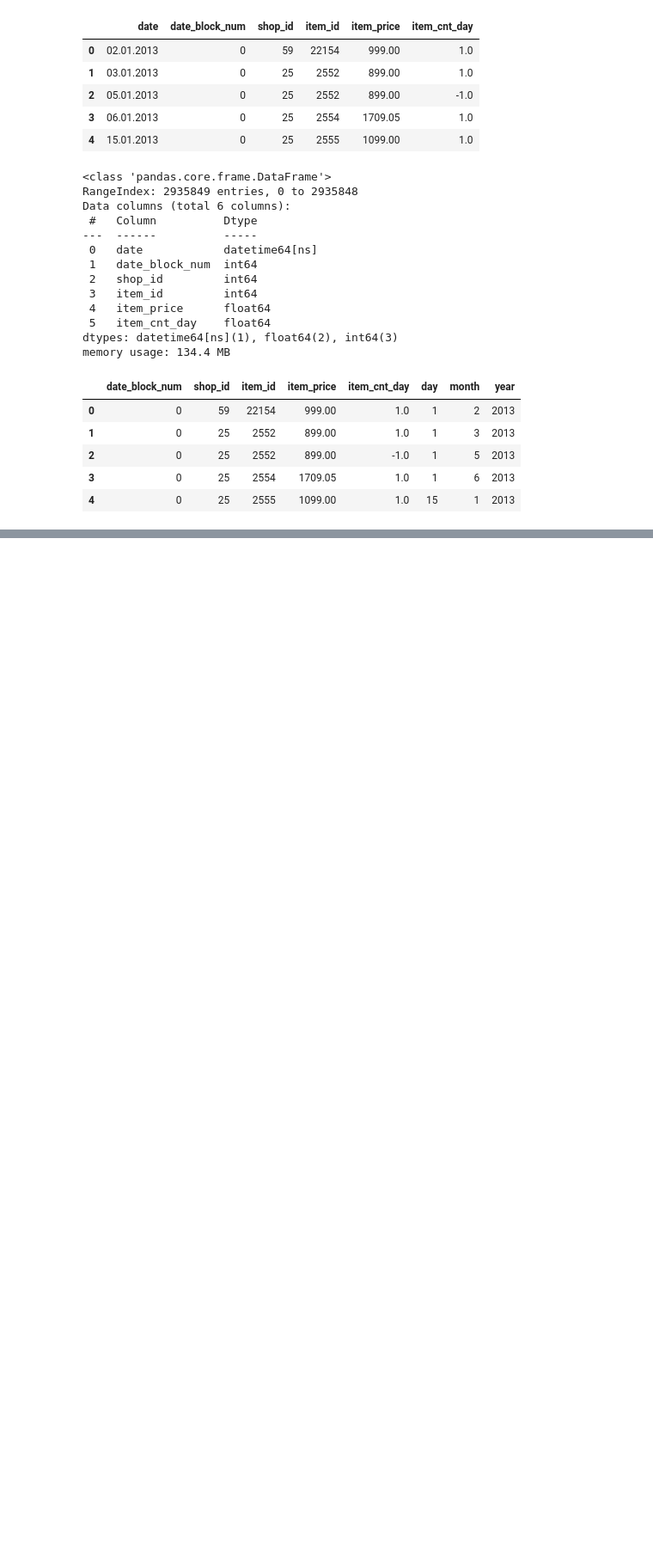
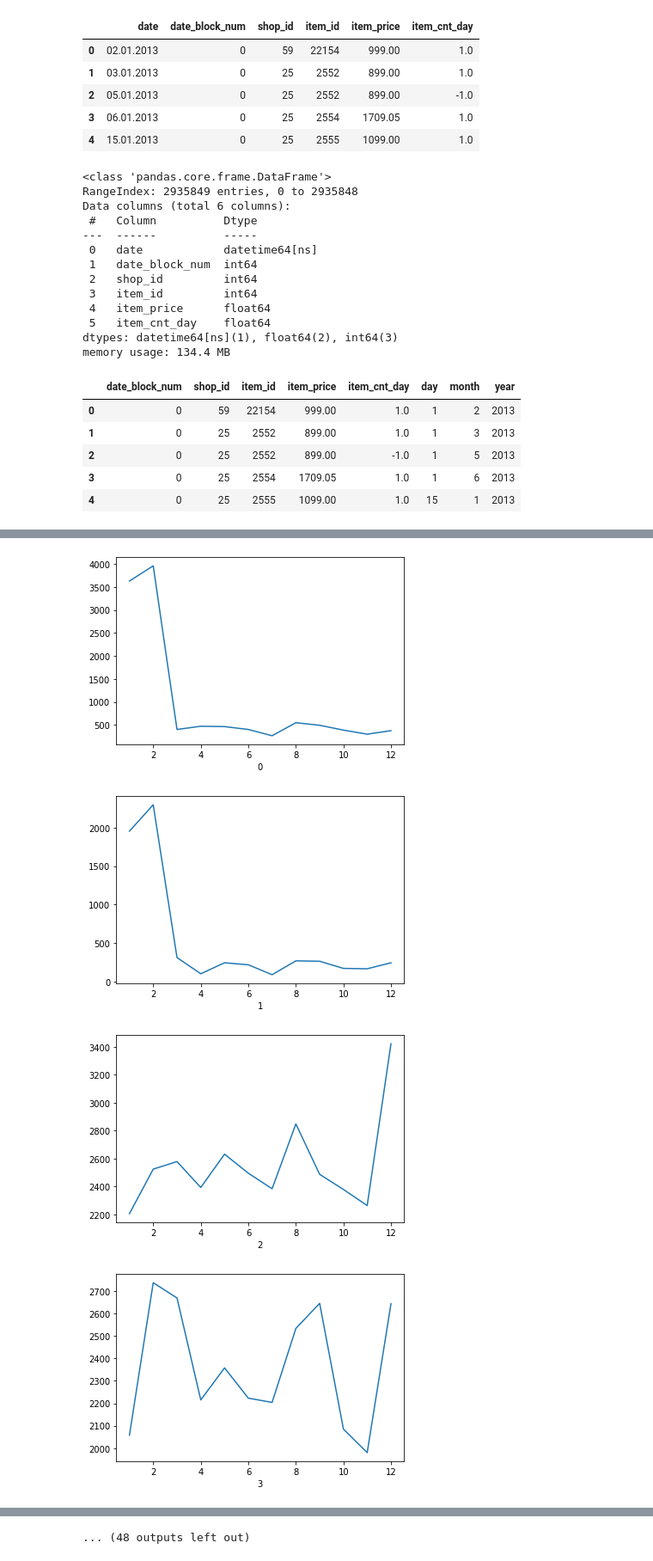
Before and after one commit to HieuNgoUIT/kaggle, a Jupyter notebook: EDA.ipynb, the cells around one changed output, grey strips where cells are left out. Shown at 86% size. Cells and saved outputs as stored; diff of their text form; code cells hidden in the pictures; blank space fills up the shorter version.

```diff
--- a/EDA.ipynb
+++ b/EDA.ipynb
@@ -82,0 +76,4 @@ AttributeError: 'DataFrameGroupBy' object has no attribute 'groupby'
+# %%
+#item_cnt per shop per month
+df_month = sales[['shop_id', 'month', 'item_cnt_day', ]]
+df_month.head()
@@ -82,0 +87,4 @@ AttributeError: 'DataFrameGroupBy' object has no attribute 'groupby'
+# %%
+a = df_month.groupby(['shop_id','month']).sum().reset_index()
+print(a)
+print(a.columns)
@@ -82,0 +107,13 @@ AttributeError: 'DataFrameGroupBy' object has no attribute 'groupby'
+# %%
+import matplotlib.pyplot as plt
+shops_id = a.shop_id.unique()
+for shop_id in shops_id:
+    temp_df = a[a['shop_id'] == shop_id]
+    plt.figure()
+    plt.xlabel(shop_id)
+    plt.plot(temp_df['month'], temp_df['item_cnt_day'])
+# %% [output]
+[figure, added]
+[figure, added]
+[figure, added]
+[figure, added]
@@ -82,0 +128 @@ AttributeError: 'DataFrameGroupBy' object has no attribute 'groupby'
+... (48 outputs left out)
```
Also changed, not shown: parts of 8 cells of this notebook.
